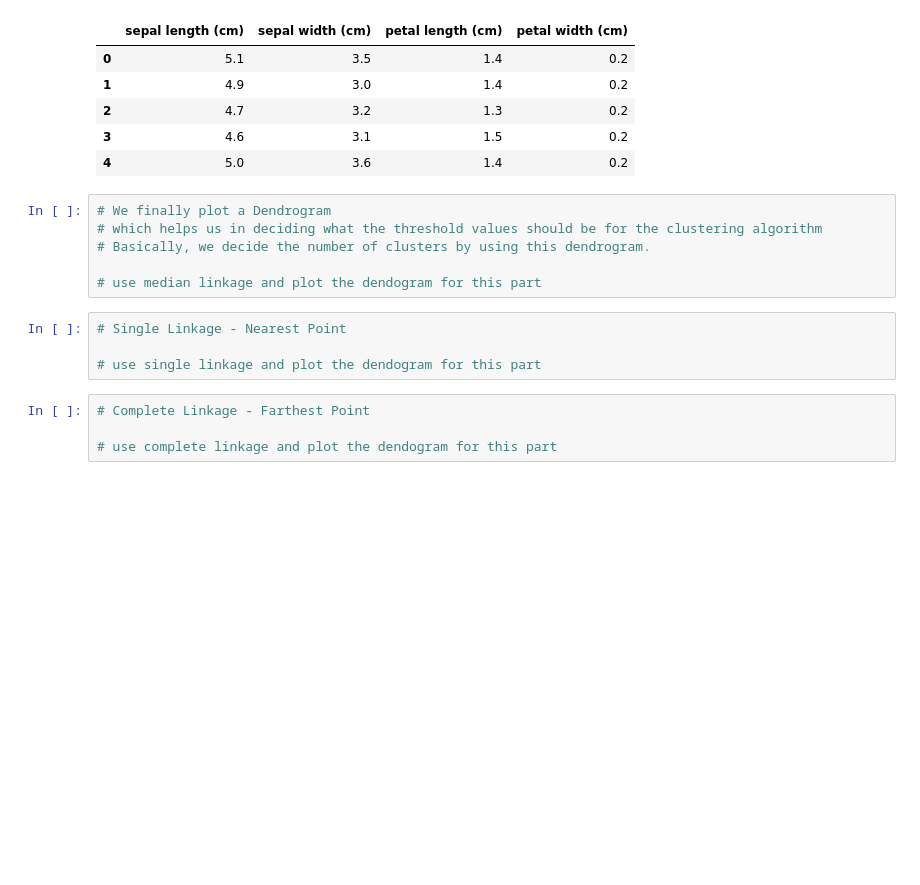
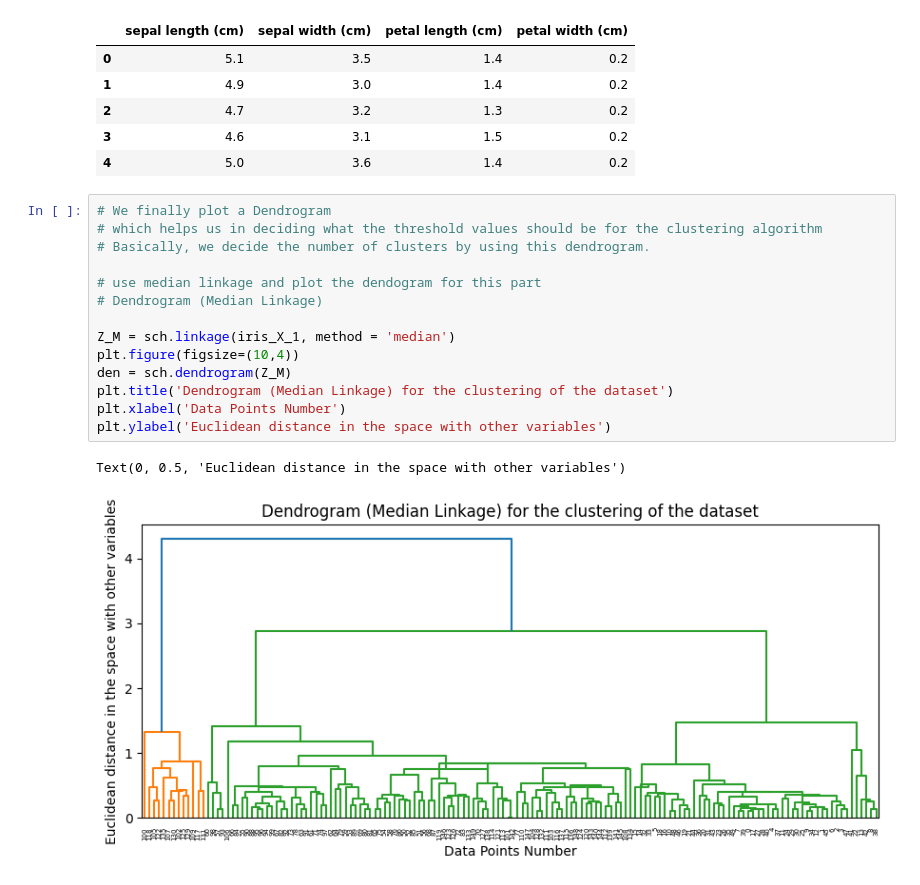
Before and after one commit to mvajhi/unsupervised-learning, a Jupyter notebook: HW1/HierarchicalClustering.ipynb, the cells around one changed output. Cells and saved outputs as stored; diff of their text form; blank space fills up the shorter version.

```diff
--- a/HW1/HierarchicalClustering.ipynb
+++ b/HW1/HierarchicalClustering.ipynb
@@ -332,14 +474,17 @@ iris_X_1.head()
 # %%
 # We finally plot a Dendrogram
 # which helps us in deciding what the threshold values should be for the clustering algorithm
 # Basically, we decide the number of clusters by using this dendrogram.
 
 # use median linkage and plot the dendogram for this part
+# Dendrogram (Median Linkage)
+
+Z_M = sch.linkage(iris_X_1, method = 'median')
+plt.figure(figsize=(10,4))
+den = sch.dendrogram(Z_M)
+plt.title('Dendrogram (Median Linkage) for the clustering of the dataset')
+plt.xlabel('Data Points Number')
+plt.ylabel('Euclidean distance in the space with other variables')
+# %% [output]
+Text(0, 0.5, 'Euclidean distance in the space with other variables')
+[figure, added]
-# %%
-# Single Linkage - Nearest Point
-
-# use single linkage and plot the dendogram for this part
-# %%
-# Complete Linkage - Farthest Point
-
-# use complete linkage and plot the dendogram for this part
```
Also changed, not shown: parts of 29 cells of this notebook.
